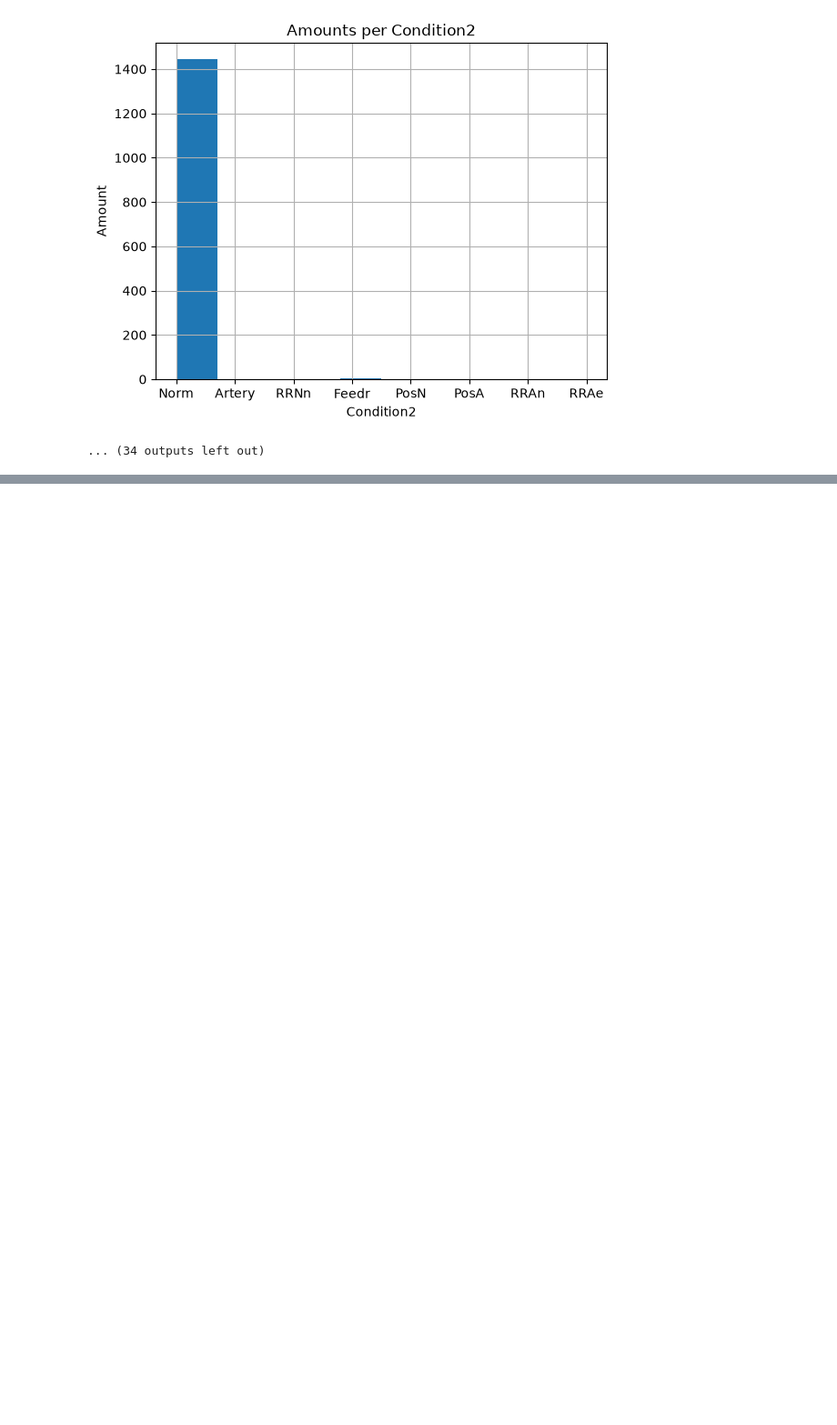
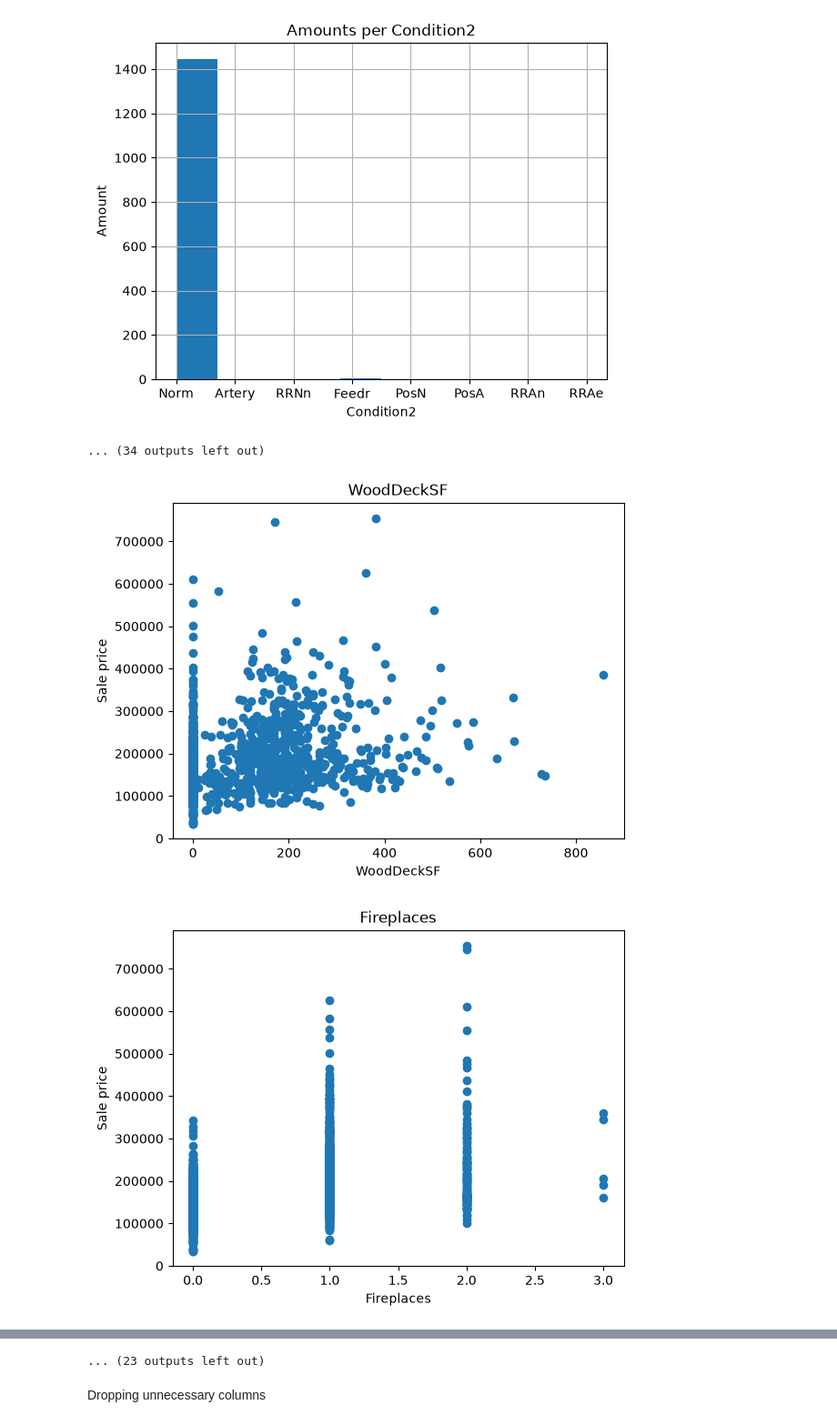
Before and after one commit to danielgg1/House-Prices-Regression, a Jupyter notebook: notebook.ipynb, the cells around one changed output, grey strips where cells are left out. Shown at 91% size. Drawn from its saved outputs; the diff is of its cells as text; code cells hidden in the pictures; blank space fills up the shorter version.

```diff
--- a/notebook.ipynb
+++ b/notebook.ipynb
@@ -51,3 +39,13 @@ for col in categorical_cols:
 [figure]
 [figure]
 ... (34 outputs left out)
+# %%
+for col in numerical_cols:
+    plt.scatter(df[col], df["SalePrice"])
+    plt.title(col)
+    plt.xlabel(col)
+    plt.ylabel("Sale price")
+    plt.show()
+# %% [output]
+[figure, added]
+[figure, added]
@@ -53,0 +62,3 @@ for col in categorical_cols:
+... (23 outputs left out)
+# %% [markdown]
+Dropping unnecessary columns
```
Also changed, not shown: parts of 9 cells of this notebook.
